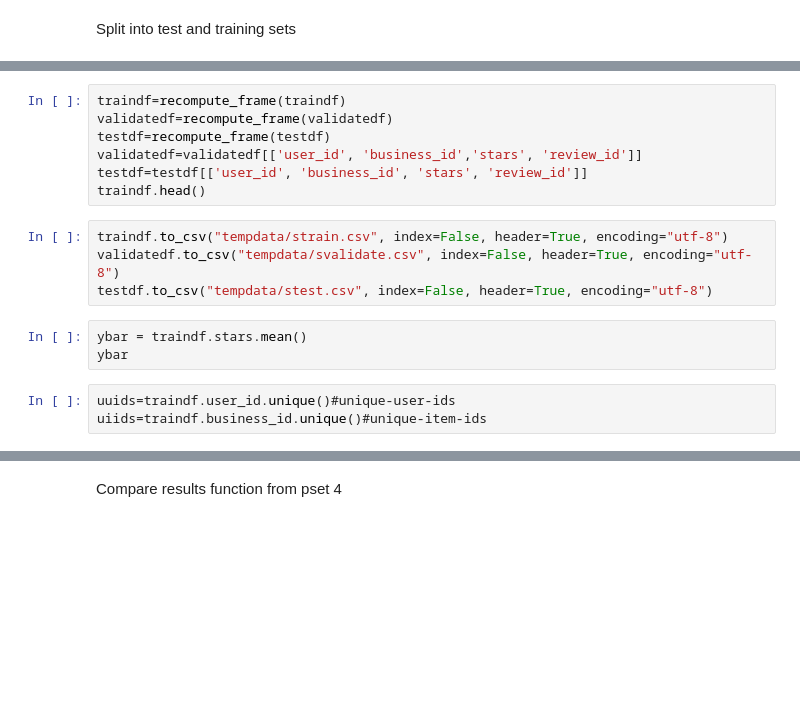
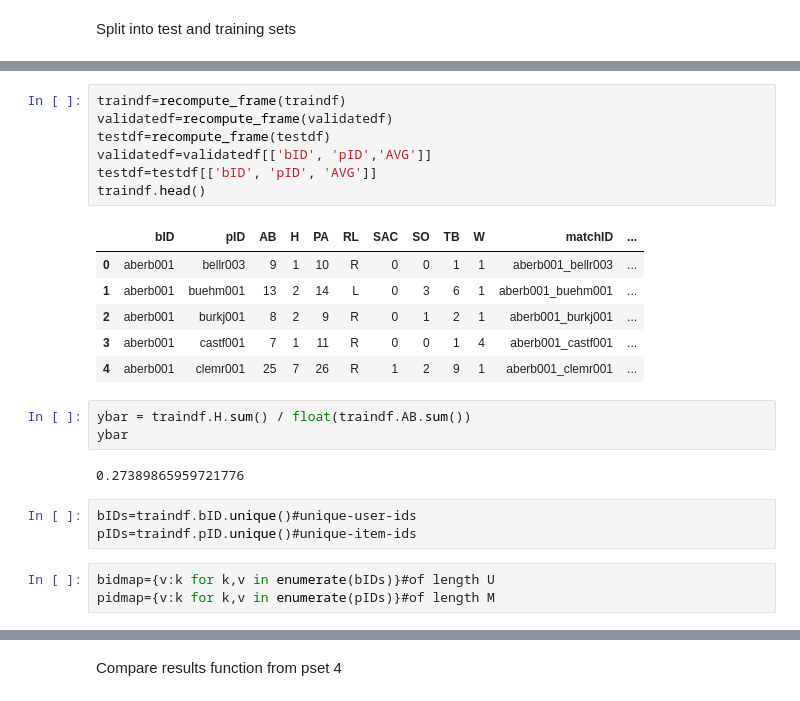
Before and after one commit to bacook17/CS109_baseball, a Jupyter notebook: KNN.ipynb, the cells around one changed output, grey strips where cells are left out. Drawn from its saved outputs; the diff is of its cells as text; blank space fills up the shorter version.

```diff
--- a/KNN.ipynb
+++ b/KNN.ipynb
@@ -111,17 +120,25 @@ print np.sum(maskval), np.sum(masktest)
 # %%
 traindf=recompute_frame(traindf)
 validatedf=recompute_frame(validatedf)
 testdf=recompute_frame(testdf)
-validatedf=validatedf[['user_id', 'business_id','stars', 'review_id']]
-testdf=testdf[['user_id', 'business_id', 'stars', 'review_id']]
+validatedf=validatedf[['bID', 'pID','AVG']]
+testdf=testdf[['bID', 'pID', 'AVG']]
 traindf.head()
+# %% [output]
+|  | bID | pID | AB | H | PA | RL | SAC | SO | TB | W | matchID | ... |
+| 0 | aberb001 | bellr003 | 9 | 1 | 10 | R | 0 | 0 | 1 | 1 | aberb001_bellr003 | ... |
+| 1 | aberb001 | buehm001 | 13 | 2 | 14 | L | 0 | 3 | 6 | 1 | aberb001_buehm001 | ... |
+| 2 | aberb001 | burkj001 | 8 | 2 | 9 | R | 0 | 1 | 2 | 1 | aberb001_burkj001 | ... |
+| 3 | aberb001 | castf001 | 7 | 1 | 11 | R | 0 | 0 | 1 | 4 | aberb001_castf001 | ... |
+| 4 | aberb001 | clemr001 | 25 | 7 | 26 | R | 1 | 2 | 9 | 1 | aberb001_clemr001 | ... |
-# %%
-traindf.to_csv("tempdata/strain.csv", index=False, header=True, encoding="utf-8")
-validatedf.to_csv("tempdata/svalidate.csv", index=False, header=True, encoding="utf-8")
-testdf.to_csv("tempdata/stest.csv", index=False, header=True, encoding="utf-8")
-# %%
-ybar = traindf.stars.mean()
-ybar
+# %%
+ybar = traindf.H.sum() / float(traindf.AB.sum())
+ybar
+# %% [output]
+0.27389865959721776
 # %%
-uuids=traindf.user_id.unique()#unique-user-ids
-uiids=traindf.business_id.unique()#unique-item-ids
+bIDs=traindf.bID.unique()#unique-user-ids
+pIDs=traindf.pID.unique()#unique-item-ids
+# %%
+bidmap={v:k for k,v in enumerate(bIDs)}#of length U
+pidmap={v:k for k,v in enumerate(pIDs)}#of length M
```
Also changed, not shown: parts of 9 cells of this notebook.
